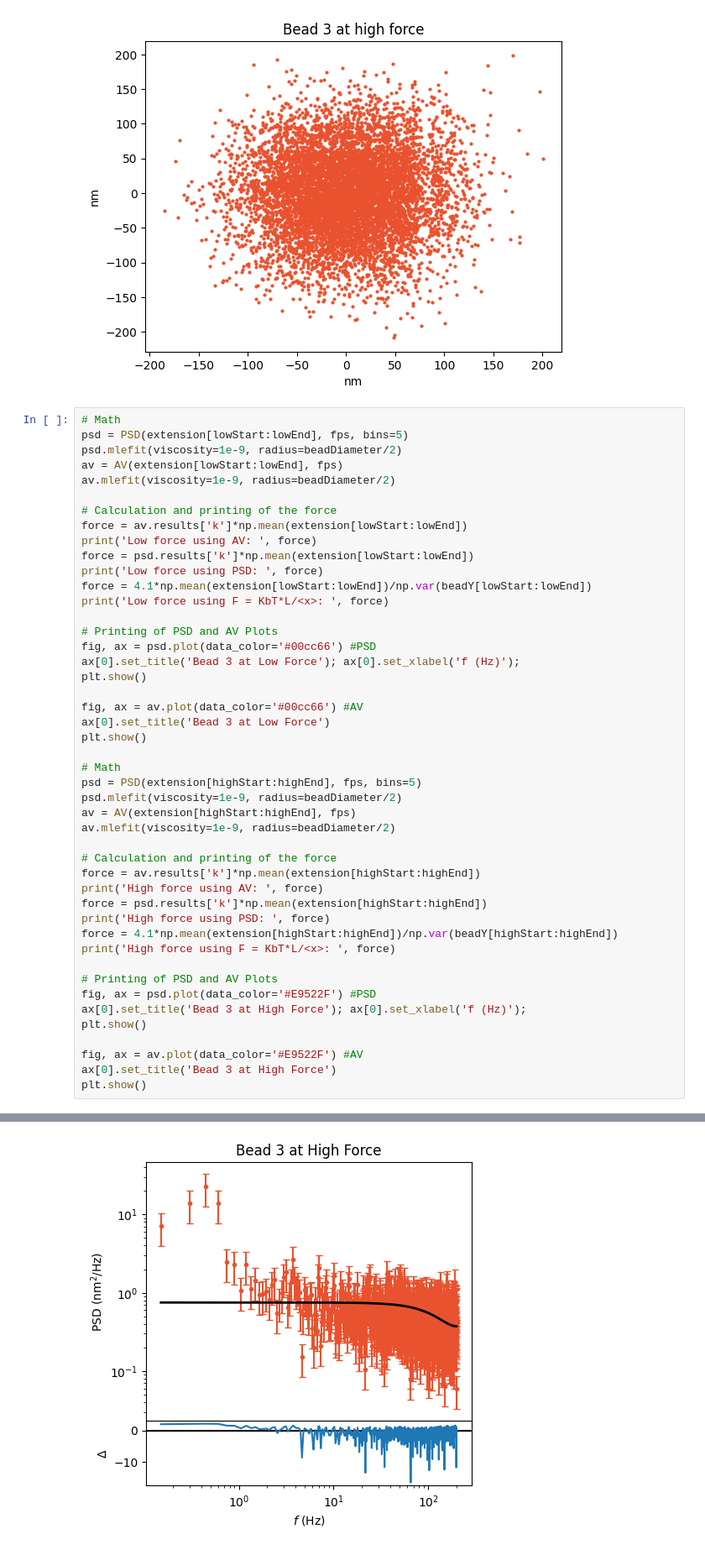
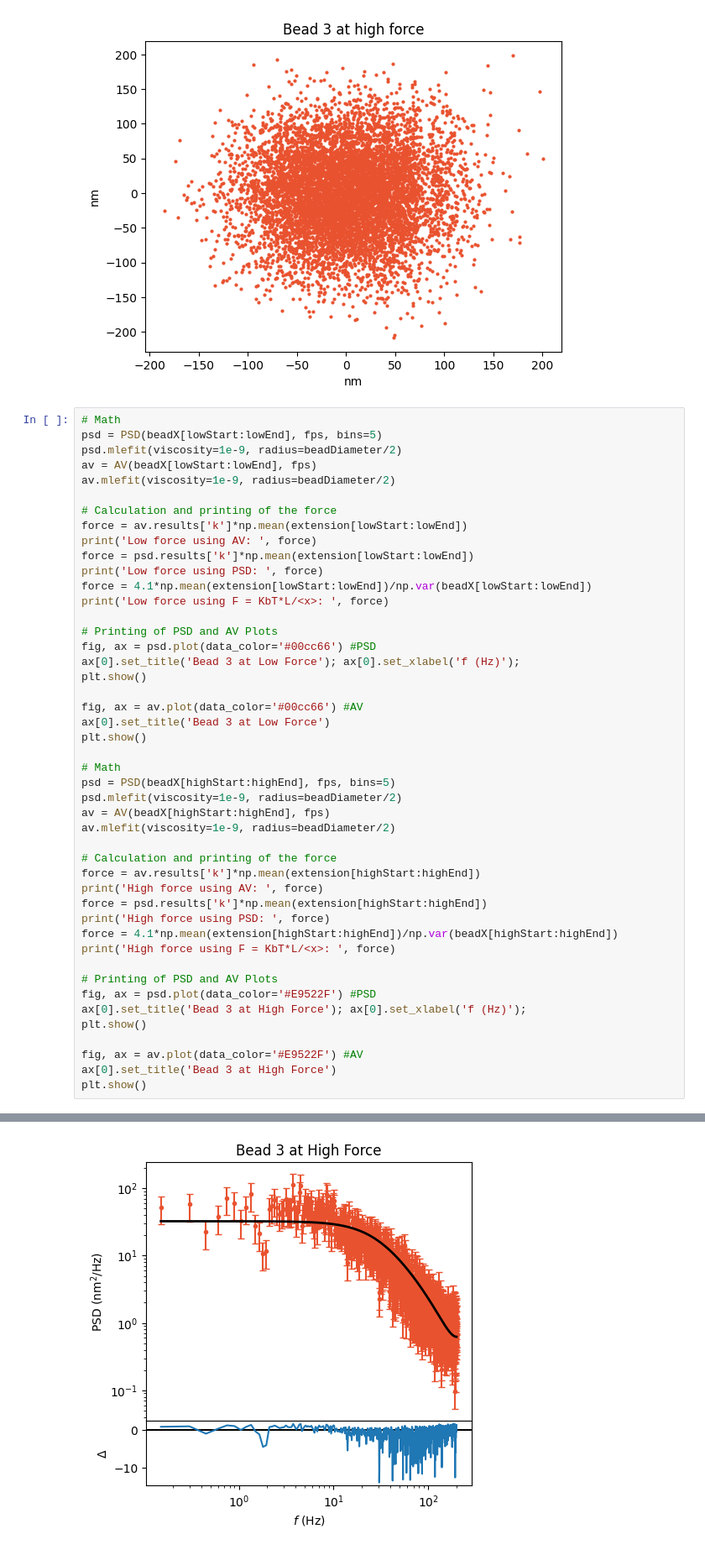
Before and after one commit to cmaddry/Magnetic-Tweezers, a Jupyter notebook: dataAnalysisScripts/mar1.ipynb, the cells around one changed output, grey strips where cells are left out. Shown at 84% size. Drawn from its saved outputs; the diff is of its cells as text.

Commit message:
Fixed the error with my force calibration

```diff
--- a/dataAnalysisScripts/mar1.ipynb
+++ b/dataAnalysisScripts/mar1.ipynb
@@ -218,9 +217,9 @@ plt.show()
 [figure]
 # %%
 # Math
-psd = PSD(extension[lowStart:lowEnd], fps, bins=5)
+psd = PSD(beadX[lowStart:lowEnd], fps, bins=5)
 psd.mlefit(viscosity=1e-9, radius=beadDiameter/2)
-av = AV(extension[lowStart:lowEnd], fps)
+av = AV(beadX[lowStart:lowEnd], fps)
 av.mlefit(viscosity=1e-9, radius=beadDiameter/2)
 
 # Calculation and printing of the force
@@ -228,7 +227,7 @@ force = av.results['k']*np.mean(extension[lowStart:lowEnd])
 print('Low force using AV: ', force)
 force = psd.results['k']*np.mean(extension[lowStart:lowEnd])
 print('Low force using PSD: ', force)
-force = 4.1*np.mean(extension[lowStart:lowEnd])/np.var(beadY[lowStart:lowEnd])
+force = 4.1*np.mean(extension[lowStart:lowEnd])/np.var(beadX[lowStart:lowEnd])
 print('Low force using F = KbT*L/<x>: ', force)
 
 # Printing of PSD and AV Plots
@@ -241,9 +240,9 @@ ax[0].set_title('Bead 3 at Low Force')
 plt.show()
 
 # Math
-psd = PSD(extension[highStart:highEnd], fps, bins=5)
+psd = PSD(beadX[highStart:highEnd], fps, bins=5)
 psd.mlefit(viscosity=1e-9, radius=beadDiameter/2)
-av = AV(extension[highStart:highEnd], fps)
+av = AV(beadX[highStart:highEnd], fps)
 av.mlefit(viscosity=1e-9, radius=beadDiameter/2)
 
 # Calculation and printing of the force
@@ -251,7 +250,7 @@ force = av.results['k']*np.mean(extension[highStart:highEnd])
 print('High force using AV: ', force)
 force = psd.results['k']*np.mean(extension[highStart:highEnd])
 print('High force using PSD: ', force)
-force = 4.1*np.mean(extension[highStart:highEnd])/np.var(beadY[highStart:highEnd])
+force = 4.1*np.mean(extension[highStart:highEnd])/np.var(beadX[highStart:highEnd])
 print('High force using F = KbT*L/<x>: ', force)
 
 # Printing of PSD and AV Plots
@@ -274 +273 @@ High force using F = KbT*L/<x>:  2.316294897472466
-[figure, old version]
+[figure, new version]
```
Also changed, not shown: parts of 3 cells of this notebook.
